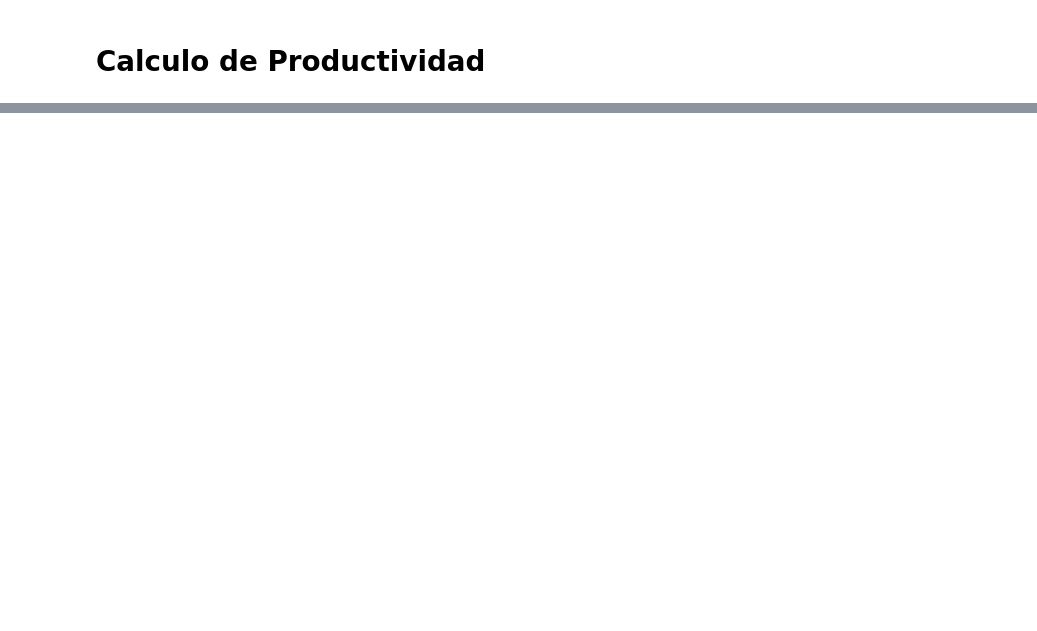
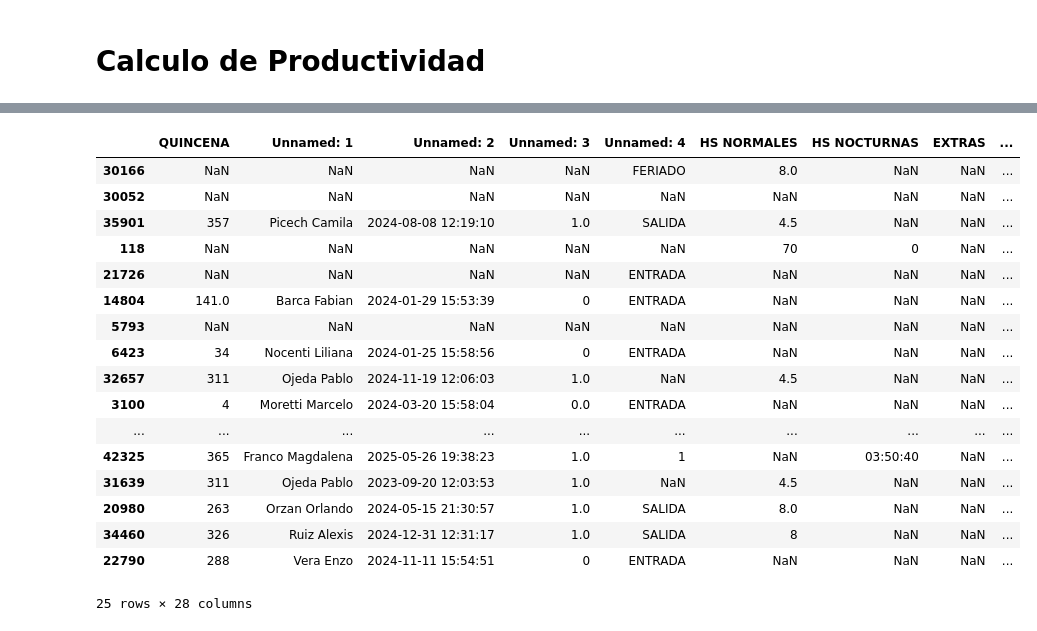
Before and after one commit to hzaquelli82/APSA-Dashboard, a Jupyter notebook: Notebook/Productividad.ipynb, the cells around one changed output, grey strips where cells are left out. Saved outputs shown, nothing was run; the diff lists cells and outputs as text; code cells hidden in the pictures; blank space fills up the shorter version.

```diff
--- a/Notebook/Productividad.ipynb
+++ b/Notebook/Productividad.ipynb
@@ -7,2 +6,2 @@ import seaborn as sns
 # %%
-dict_gral = pd.read_excel('../Data/horarios MADRE.xls', sheet_name=None)
+dict_gral = pd.read_excel('../Data/horarios MADRE.xlsx', sheet_name=None)
@@ -34,0 +70,25 @@ Dimensiones (filas, columnas): (171, 7)
+# %%
+# Une todos los DataFrames de un diccionario en uno solo
+
+df_unificado = pd.concat(dict_gral.values(), ignore_index=True)
+# %%
+df_unificado.sample(25)
+# %% [output]
+|  | QUINCENA | Unnamed: 1 | Unnamed: 2 | Unnamed: 3 | Unnamed: 4 | HS NORMALES | HS NOCTURNAS | EXTRAS | ... |
+| 30166 | NaN | NaN | NaN | NaN | FERIADO | 8.0 | NaN | NaN | ... |
+| 30052 | NaN | NaN | NaN | NaN | NaN | NaN | NaN | NaN | ... |
+| 35901 | 357 | Picech Camila | 2024-08-08 12:19:10 | 1.0 | SALIDA | 4.5 | NaN | NaN | ... |
+| 118 | NaN | NaN | NaN | NaN | NaN | 70 | 0 | NaN | ... |
+| 21726 | NaN | NaN | NaN | NaN | ENTRADA | NaN | NaN | NaN | ... |
+| 14804 | 141.0 | Barca Fabian | 2024-01-29 15:53:39 | 0 | ENTRADA | NaN | NaN | NaN | ... |
+| 5793 | NaN | NaN | NaN | NaN | NaN | NaN | NaN | NaN | ... |
+| 6423 | 34 | Nocenti Liliana | 2024-01-25 15:58:56 | 0 | ENTRADA | NaN | NaN | NaN | ... |
+| 32657 | 311 | Ojeda Pablo | 2024-11-19 12:06:03 | 1.0 | NaN | 4.5 | NaN | NaN | ... |
+| 3100 | 4 | Moretti Marcelo | 2024-03-20 15:58:04 | 0.0 | ENTRADA | NaN | NaN | NaN | ... |
+| ... | ... | ... | ... | ... | ... | ... | ... | ... | ... |
+| 42325 | 365 | Franco Magdalena | 2025-05-26 19:38:23 | 1.0 | 1 | NaN | 03:50:40 | NaN | ... |
+| 31639 | 311 | Ojeda Pablo | 2023-09-20 12:03:53 | 1.0 | NaN | 4.5 | NaN | NaN | ... |
+| 20980 | 263 | Orzan Orlando | 2024-05-15 21:30:57 | 1.0 | SALIDA | 8.0 | NaN | NaN | ... |
+| 34460 | 326 | Ruiz Alexis | 2024-12-31 12:31:17 | 1.0 | SALIDA | 8 | NaN | NaN | ... |
+| 22790 | 288 | Vera Enzo | 2024-11-11 15:54:51 | 0 | ENTRADA | NaN | NaN | NaN | ... |
+25 rows × 28 columns
```
Also changed, not shown: parts of 12 cells of this notebook, 4 other files.
